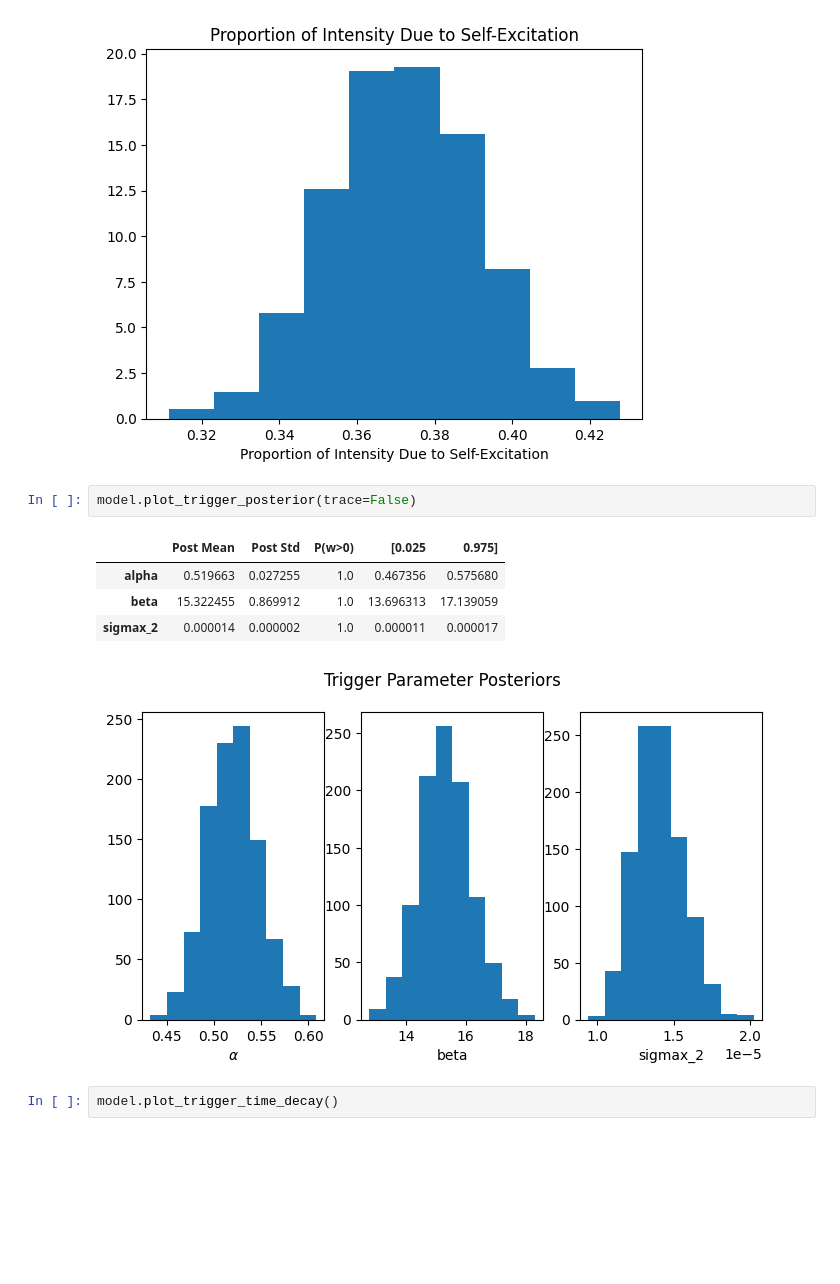
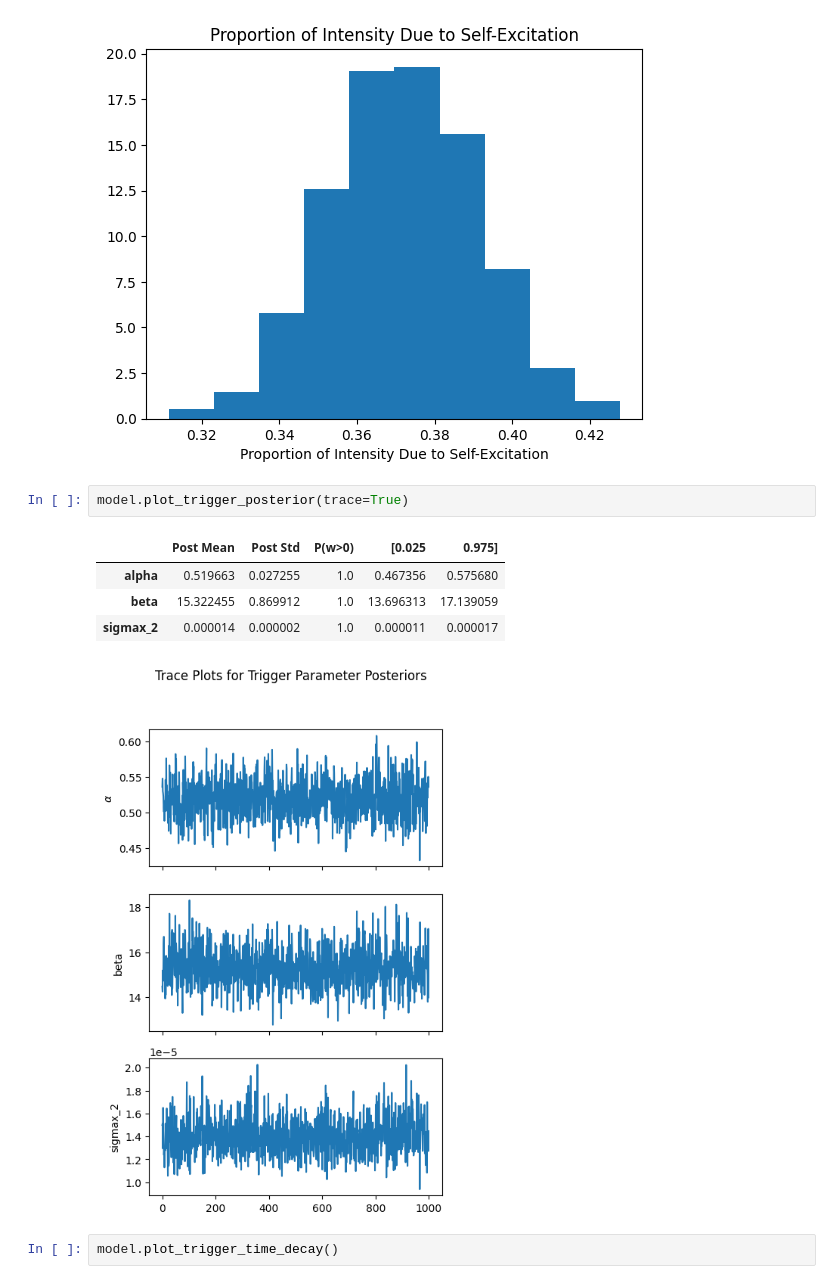
Before and after one commit to imanring/BSTPP, a Jupyter notebook: demo.ipynb, the cells around one changed output. Drawn from its saved outputs; the diff is of its cells as text; blank space fills up the shorter version.

Commit message:
Added Trace Plots and Documentation

```diff
--- a/demo.ipynb
+++ b/demo.ipynb
@@ -50,13 +54,13 @@ model.plot_prop_excitation()
 0.3720119297504425
 [figure]
 # %%
-model.plot_trigger_posterior(trace=False)
+model.plot_trigger_posterior(trace=True)
 # %% [output]
 |  | Post Mean | Post Std | P(w>0) | [0.025 | 0.975] |
 | alpha | 0.519663 | 0.027255 | 1.0 | 0.467356 | 0.575680 |
 | beta | 15.322455 | 0.869912 | 1.0 | 13.696313 | 17.139059 |
 | sigmax_2 | 0.000014 | 0.000002 | 1.0 | 0.000011 | 0.000017 |
-[figure, old version]
+[figure, new version]
 # %%
 model.plot_trigger_time_decay()
 # %% [output]
```
Also changed, not shown: parts of 16 cells of this notebook, 1 other file.
